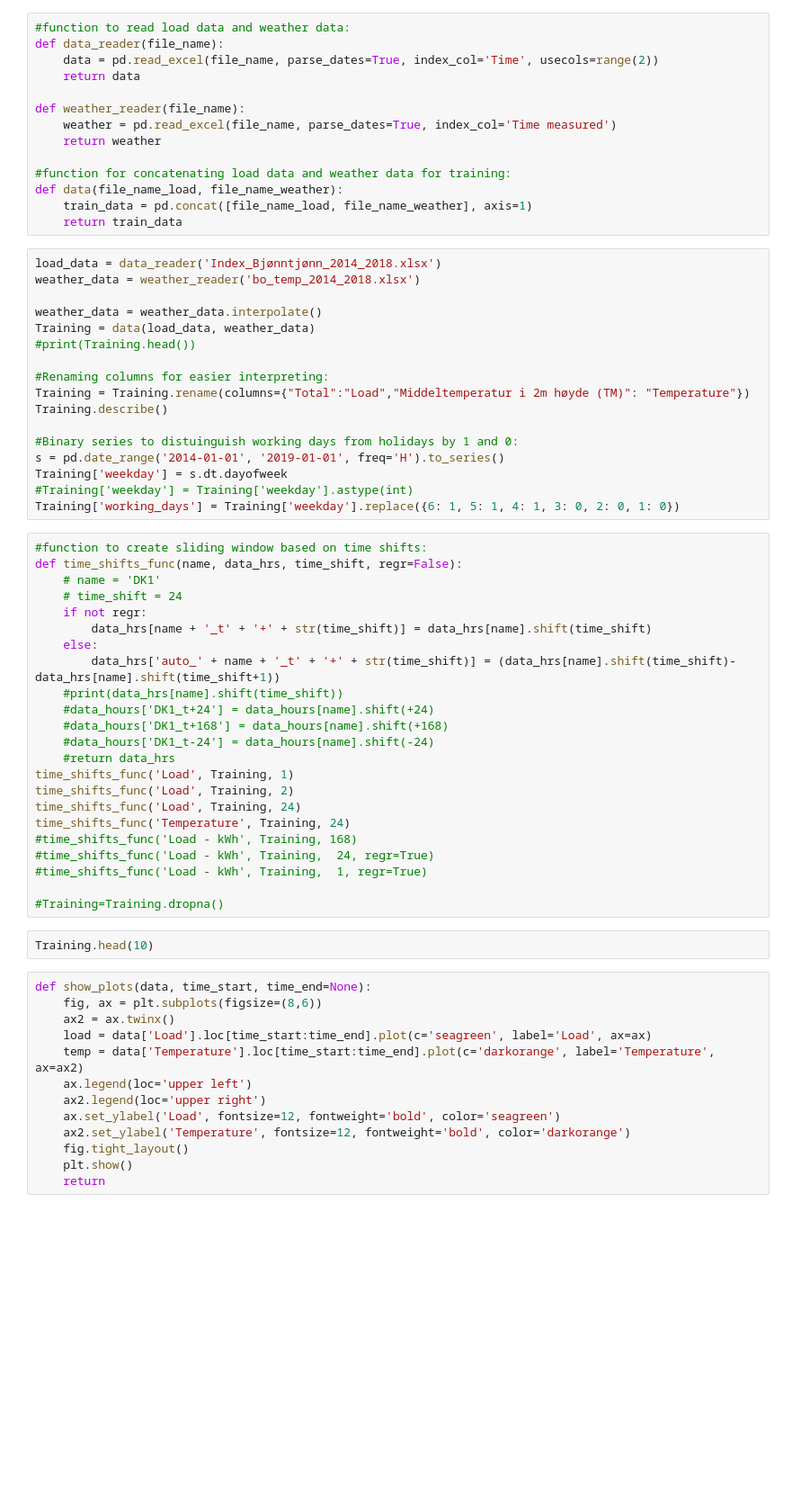
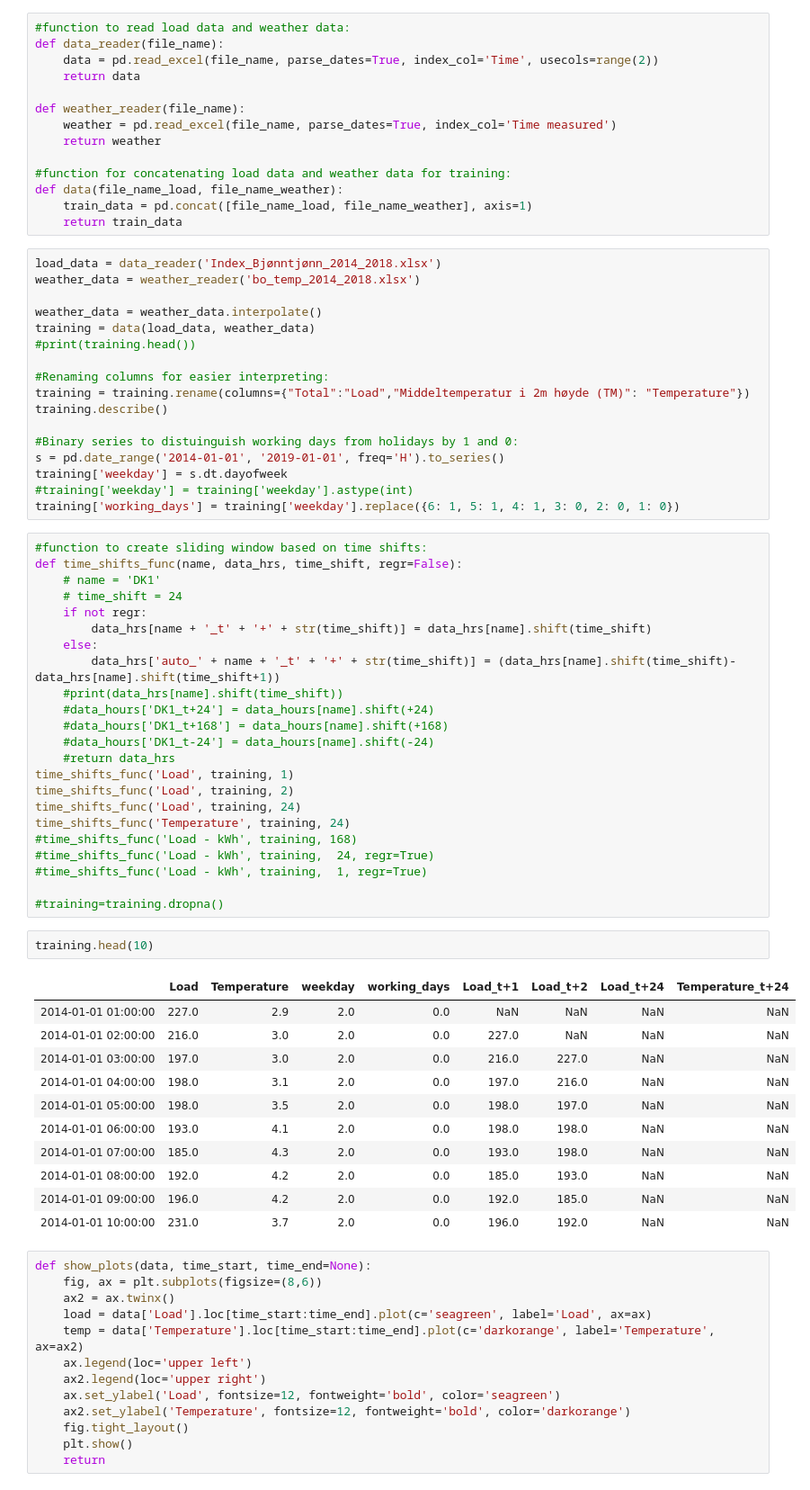
Before and after one commit to NilsJakob/Electric-Energy-Load-Demand-Forecasting-for-Rural-Area, a Jupyter notebook: data_log.ipynb, the cells around one changed output. Shown: that part at 90% size. Drawn from its saved outputs; the diff is of its cells as text; blank space fills up the shorter version.

```diff
--- a/data_log.ipynb
+++ b/data_log.ipynb
@@ -21,18 +21,18 @@ load_data = data_reader('Index_Bjønntjønn_2014_2018.xlsx')
 weather_data = weather_reader('bo_temp_2014_2018.xlsx')
 
 weather_data = weather_data.interpolate()
-Training = data(load_data, weather_data)
-#print(Training.head())
+training = data(load_data, weather_data)
+#print(training.head())
 
 #Renaming columns for easier interpreting:
-Training = Training.rename(columns={"Total":"Load","Middeltemperatur i 2m høyde (TM)": "Temperature"})
-Training.describe()
+training = training.rename(columns={"Total":"Load","Middeltemperatur i 2m høyde (TM)": "Temperature"})
+training.describe()
 
 #Binary series to distuinguish working days from holidays by 1 and 0:
 s = pd.date_range('2014-01-01', '2019-01-01', freq='H').to_series()
-Training['weekday'] = s.dt.dayofweek
-#Training['weekday'] = Training['weekday'].astype(int)
-Training['working_days'] = Training['weekday'].replace({6: 1, 5: 1, 4: 1, 3: 0, 2: 0, 1: 0})
+training['weekday'] = s.dt.dayofweek
+#training['weekday'] = training['weekday'].astype(int)
+training['working_days'] = training['weekday'].replace({6: 1, 5: 1, 4: 1, 3: 0, 2: 0, 1: 0})
 # %%
 #function to create sliding window based on time shifts:
 def time_shifts_func(name, data_hrs, time_shift, regr=False):
@@ -47,17 +47,29 @@ def time_shifts_func(name, data_hrs, time_shift, regr=False):
     #data_hours['DK1_t+168'] = data_hours[name].shift(+168)
     #data_hours['DK1_t-24'] = data_hours[name].shift(-24)
     #return data_hrs
-time_shifts_func('Load', Training, 1)
-time_shifts_func('Load', Training, 2)
-time_shifts_func('Load', Training, 24)
-time_shifts_func('Temperature', Training, 24)
-#time_shifts_func('Load - kWh', Training, 168)
-#time_shifts_func('Load - kWh', Training,  24, regr=True)
-#time_shifts_func('Load - kWh', Training,  1, regr=True)
+time_shifts_func('Load', training, 1)
+time_shifts_func('Load', training, 2)
+time_shifts_func('Load', training, 24)
+time_shifts_func('Temperature', training, 24)
+#time_shifts_func('Load - kWh', training, 168)
+#time_shifts_func('Load - kWh', training,  24, regr=True)
+#time_shifts_func('Load - kWh', training,  1, regr=True)
 
-#Training=Training.dropna()
+#training=training.dropna()
 # %%
-Training.head(10)
+training.head(10)
+# %% [output]
+|  | Load | Temperature | weekday | working_days | Load_t+1 | Load_t+2 | Load_t+24 | Temperature_t+24 |
+| 2014-01-01 01:00:00 | 227.0 | 2.9 | 2.0 | 0.0 | NaN | NaN | NaN | NaN |
+| 2014-01-01 02:00:00 | 216.0 | 3.0 | 2.0 | 0.0 | 227.0 | NaN | NaN | NaN |
+| 2014-01-01 03:00:00 | 197.0 | 3.0 | 2.0 | 0.0 | 216.0 | 227.0 | NaN | NaN |
+| 2014-01-01 04:00:00 | 198.0 | 3.1 | 2.0 | 0.0 | 197.0 | 216.0 | NaN | NaN |
+| 2014-01-01 05:00:00 | 198.0 | 3.5 | 2.0 | 0.0 | 198.0 | 197.0 | NaN | NaN |
+| 2014-01-01 06:00:00 | 193.0 | 4.1 | 2.0 | 0.0 | 198.0 | 198.0 | NaN | NaN |
+| 2014-01-01 07:00:00 | 185.0 | 4.3 | 2.0 | 0.0 | 193.0 | 198.0 | NaN | NaN |
+| 2014-01-01 08:00:00 | 192.0 | 4.2 | 2.0 | 0.0 | 185.0 | 193.0 | NaN | NaN |
+| 2014-01-01 09:00:00 | 196.0 | 4.2 | 2.0 | 0.0 | 192.0 | 185.0 | NaN | NaN |
+| 2014-01-01 10:00:00 | 231.0 | 3.7 | 2.0 | 0.0 | 196.0 | 192.0 | NaN | NaN |
 # %%
 def show_plots(data, time_start, time_end=None):
     fig, ax = plt.subplots(figsize=(8,6))
```
Also changed, not shown: parts of 5 cells of this notebook, 2 other files.
